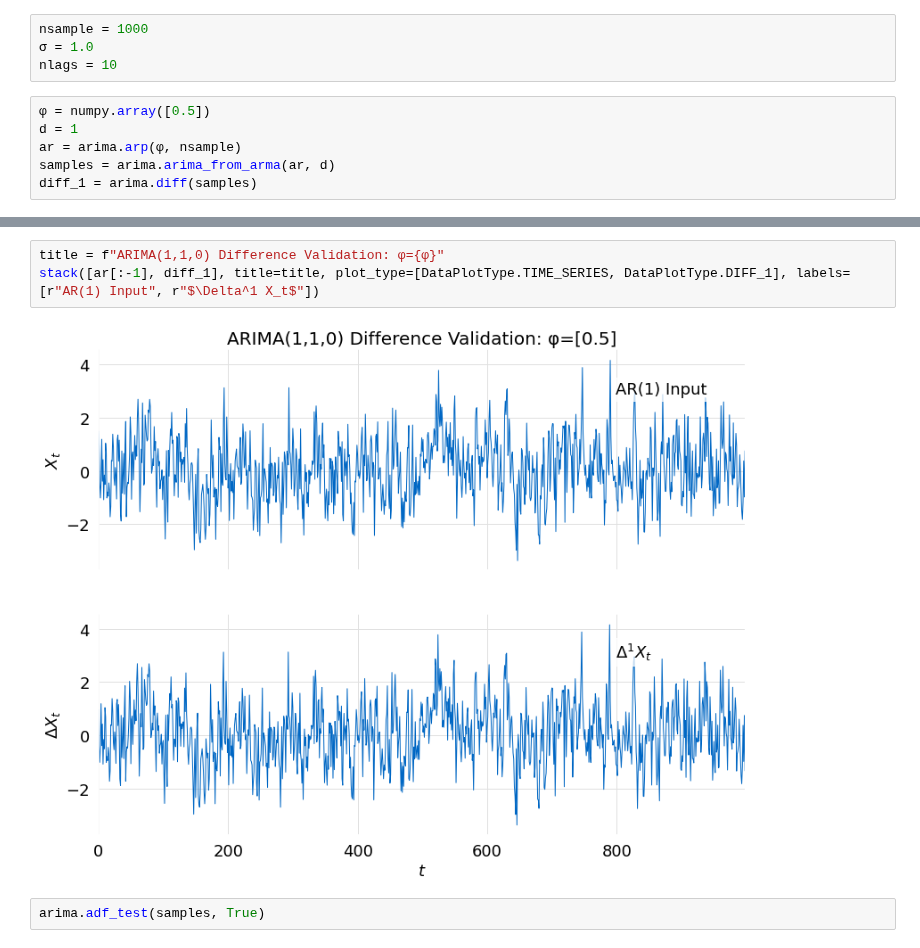
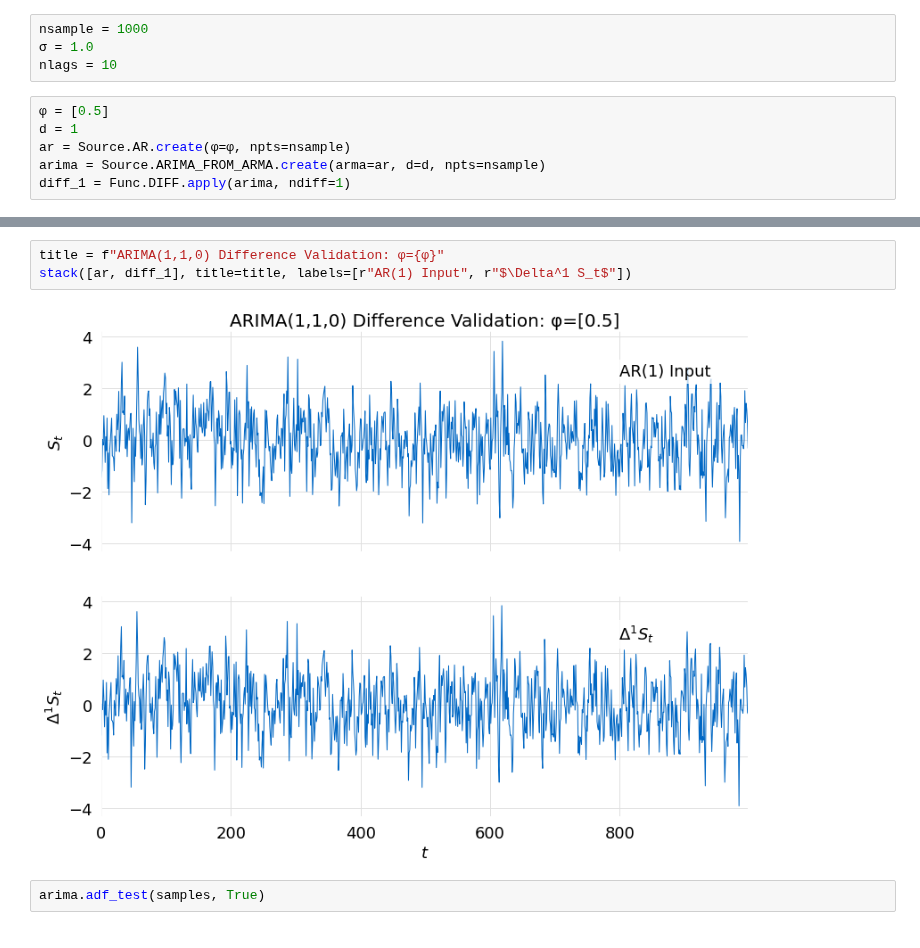
Before and after one commit to glyfish/alef, a Jupyter notebook: notebooks/random_processes/arima.ipynb, the cells around one changed output, grey strips where cells are left out. Drawn from its saved outputs; the diff is of its cells as text.

```diff
--- a/notebooks/random_processes/arima.ipynb
+++ b/notebooks/random_processes/arima.ipynb
@@ -61,9 +60,9 @@ nsample = 1000
 σ = 1.0
 nlags = 10
 # %%
-φ = numpy.array([0.5])
+φ = [0.5]
 d = 1
-ar = arima.arp(φ, nsample)
-samples = arima.arima_from_arma(ar, d)
-diff_1 = arima.diff(samples)
+ar = Source.AR.create(φ=φ, npts=nsample)
+arima = Source.ARIMA_FROM_ARMA.create(arma=ar, d=d, npts=nsample)
+diff_1 = Func.DIFF.apply(arima, ndiff=1)
 # %%
@@ -74,8 +73,8 @@ stack([samples[:-1], diff_1], title=title, plot_type=[DataPlotType.TIME_SERIES,
 # %%
 title = f"ARIMA(1,1,0) Difference Validation: φ={φ}"
-stack([ar[:-1], diff_1], title=title, plot_type=[DataPlotType.TIME_SERIES, DataPlotType.DIFF_1], labels=[r"AR(1) Input", r"$\Delta^1 X_t$"])
+stack([ar, diff_1], title=title, labels=[r"AR(1) Input", r"$\Delta^1 S_t$"])
 # %% [output]
-[figure, old version]
+[figure, new version]
 # %%
 arima.adf_test(samples, True)
 # %% [output]
```
Also changed, not shown: parts of 14 cells of this notebook, 7 other files.
